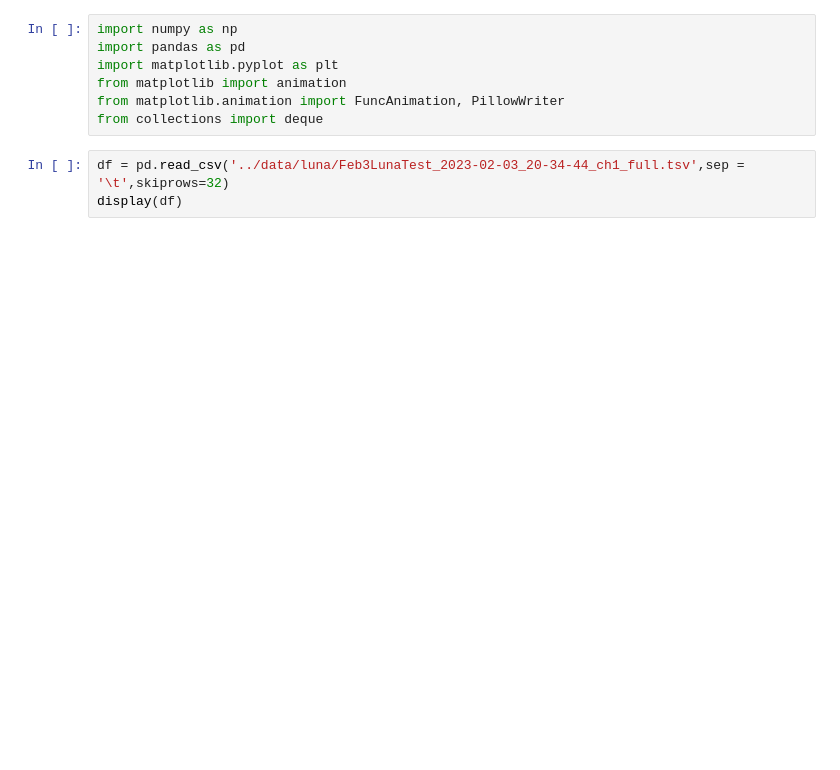
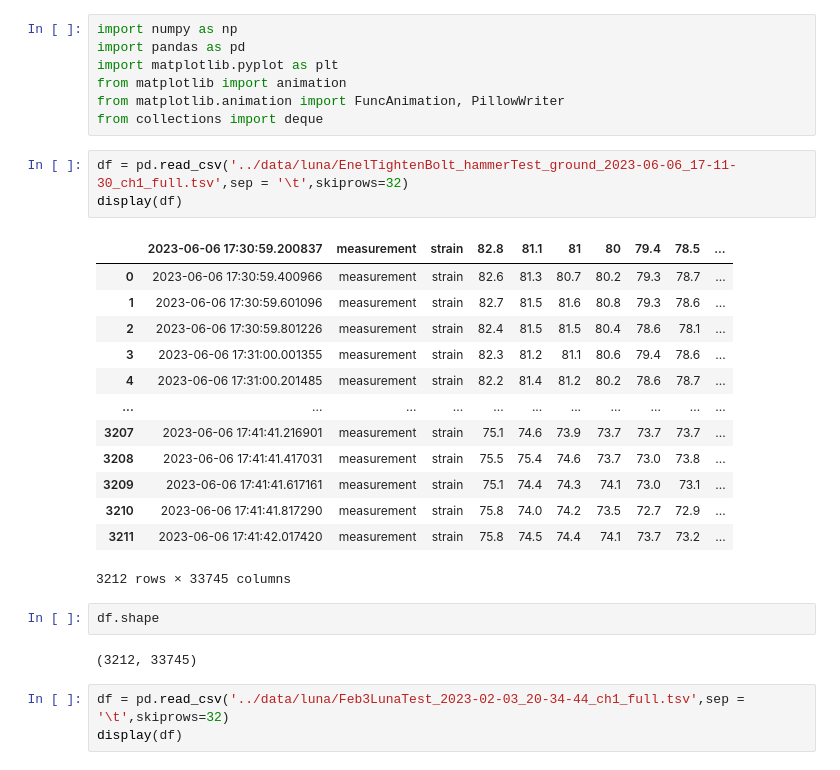
Before and after one commit to jamesterryxu/oklahoma-wind-turbine, a Jupyter notebook: python/luna-eda.ipynb, the cells around one changed output. Cells and saved outputs as stored; diff of their text form; blank space fills up the shorter version.

```diff
--- a/python/luna-eda.ipynb
+++ b/python/luna-eda.ipynb
@@ -9,6 +12,27 @@ import matplotlib.pyplot as plt
 from matplotlib import animation
 from matplotlib.animation import FuncAnimation, PillowWriter
 from collections import deque
+# %%
+df = pd.read_csv('../data/luna/EnelTightenBolt_hammerTest_ground_2023-06-06_17-11-30_ch1_full.tsv',sep = '\t',skiprows=32)
+display(df)
+# %% [output]
+|  | 2023-06-06 17:30:59.200837 | measurement | strain | 82.8 | 81.1 | 81 | 80 | 79.4 | 78.5 | ... |
+| 0 | 2023-06-06 17:30:59.400966 | measurement | strain | 82.6 | 81.3 | 80.7 | 80.2 | 79.3 | 78.7 | ... |
+| 1 | 2023-06-06 17:30:59.601096 | measurement | strain | 82.7 | 81.5 | 81.6 | 80.8 | 79.3 | 78.6 | ... |
+| 2 | 2023-06-06 17:30:59.801226 | measurement | strain | 82.4 | 81.5 | 81.5 | 80.4 | 78.6 | 78.1 | ... |
+| 3 | 2023-06-06 17:31:00.001355 | measurement | strain | 82.3 | 81.2 | 81.1 | 80.6 | 79.4 | 78.6 | ... |
+| 4 | 2023-06-06 17:31:00.201485 | measurement | strain | 82.2 | 81.4 | 81.2 | 80.2 | 78.6 | 78.7 | ... |
+| ... | ... | ... | ... | ... | ... | ... | ... | ... | ... | ... |
+| 3207 | 2023-06-06 17:41:41.216901 | measurement | strain | 75.1 | 74.6 | 73.9 | 73.7 | 73.7 | 73.7 | ... |
+| 3208 | 2023-06-06 17:41:41.417031 | measurement | strain | 75.5 | 75.4 | 74.6 | 73.7 | 73.0 | 73.8 | ... |
+| 3209 | 2023-06-06 17:41:41.617161 | measurement | strain | 75.1 | 74.4 | 74.3 | 74.1 | 73.0 | 73.1 | ... |
+| 3210 | 2023-06-06 17:41:41.817290 | measurement | strain | 75.8 | 74.0 | 74.2 | 73.5 | 72.7 | 72.9 | ... |
+| 3211 | 2023-06-06 17:41:42.017420 | measurement | strain | 75.8 | 74.5 | 74.4 | 74.1 | 73.7 | 73.2 | ... |
+3212 rows × 33745 columns
+# %%
+df.shape
+# %% [output]
+(3212, 33745)
 # %%
 df = pd.read_csv('../data/luna/Feb3LunaTest_2023-02-03_20-34-44_ch1_full.tsv',sep = '\t',skiprows=32)
 display(df)
```
Also changed, not shown: parts of 4 cells of this notebook, 3 other files.
